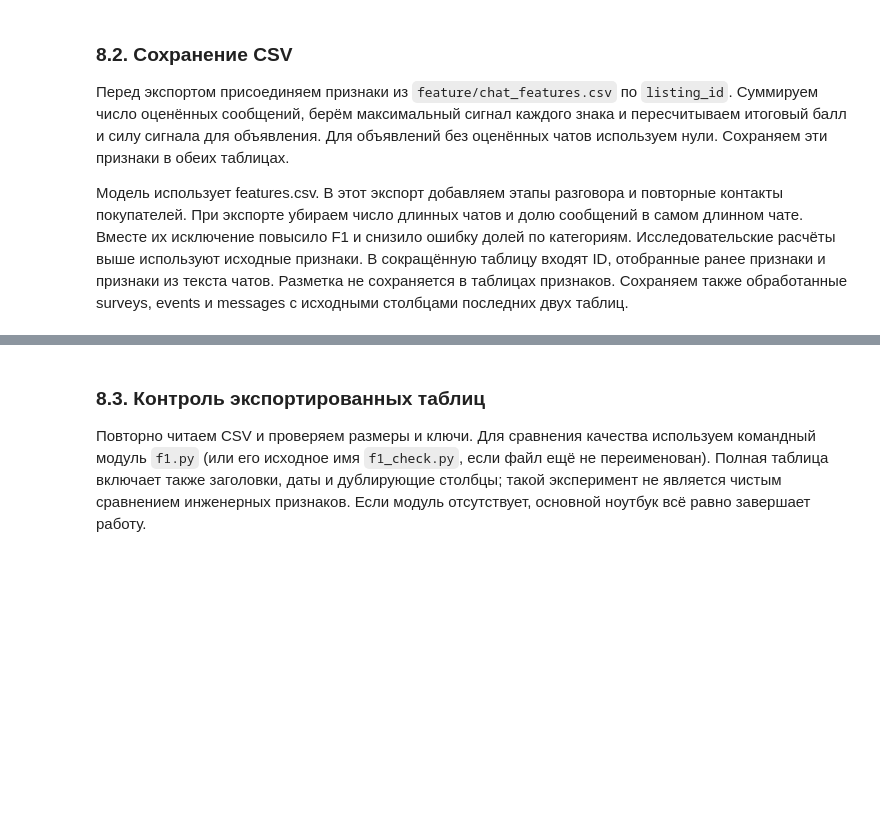
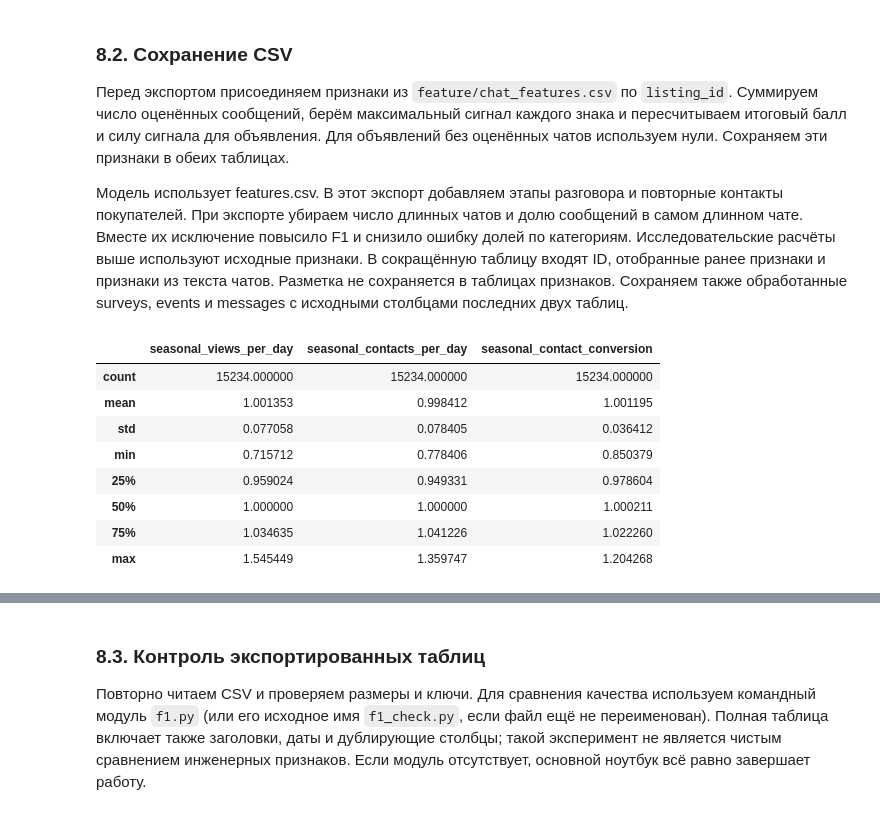
Before and after one commit to Wikemon/neuroslop_kygarikovs_hakaton, a Jupyter notebook: feature/feature_engineering.ipynb, the cells around one changed output, grey strips where cells are left out. Cells and saved outputs as stored; diff of their text form; code cells hidden in the pictures; blank space fills up the shorter version.

```diff
--- a/feature/feature_engineering.ipynb
+++ b/feature/feature_engineering.ipynb
@@ -2197,3 +2889,90 @@ features["scored_message_count"] = features["scored_message_count"].astype(int)
+# %%
+# Сезонные признаки
+
+features = features.copy()
+
+month = pd.to_datetime(
+    features["published_at"],
+    errors="coerce",
+    format="mixed"
+).dt.month
+
+keys = [features["base_title"], month]
+
+# 1. Сезонная популярность товара
+
+for metric in ["views_per_day", "contacts_per_day"]:
+
+    all_median = (
+        features.groupby("base_title")[metric]
+        .transform("median")
+    )
+
+    monthly_group = features.groupby(keys)[metric]
+
+    month_median = monthly_group.transform("median")
+    group_size = monthly_group.transform("count")
+
+    month_median = month_median.where(
+        group_size >= 15, all_median
+    ).where(month.notna())
+
+    features[f"seasonal_{metric}"] = (
+        month_median / all_median.replace(0, np.nan)
+    )
+
+# 2. Сезонная конверсия просмотров в контакты
+
+contacts = (
+    features["chats_total"]
+    + features["phone_views_total"]
+)
+
+views = features["views_total"]
+
+all_contacts = contacts.groupby(
+    features["base_title"]
+).transform("sum")
+
+all_views = views.groupby(
+    features["base_title"]
+).transform("sum")
+
+all_cr = all_contacts / all_views.replace(0, np.nan)
+
+monthly_contacts = contacts.groupby(keys).transform("sum")
+monthly_views = views.groupby(keys).transform("sum")
+monthly_size = views.groupby(keys).transform("count")
+
+monthly_cr = (
+    monthly_contacts / monthly_views.replace(0, np.nan)
+)
+
+monthly_cr = monthly_cr.where(
+    monthly_size >= 15, all_cr
+).where(month.notna())
+
+features["seasonal_contact_conversion"] = (
+    monthly_cr / all_cr.replace(0, np.nan)
+)
+
+seasonal_columns = [
+    "seasonal_views_per_day",
+    "seasonal_contacts_per_day",
+    "seasonal_contact_conversion"
+]
+
+display(features[seasonal_columns].describe())
+# %% [output]
+|  | seasonal_views_per_day | seasonal_contacts_per_day | seasonal_contact_conversion |
+| count | 15234.000000 | 15234.000000 | 15234.000000 |
+| mean | 1.001353 | 0.998412 | 1.001195 |
+| std | 0.077058 | 0.078405 | 0.036412 |
+| min | 0.715712 | 0.778406 | 0.850379 |
+| 25% | 0.959024 | 0.949331 | 0.978604 |
+| 50% | 1.000000 | 1.000000 | 1.000211 |
+| 75% | 1.034635 | 1.041226 | 1.022260 |
+| max | 1.545449 | 1.359747 | 1.204268 |
 # %%
 OUTPUT = Path("data_by_dewallen")
 OUTPUT.mkdir(exist_ok=True)
```
Also changed, not shown: parts of 52 cells of this notebook, 3 other files.
